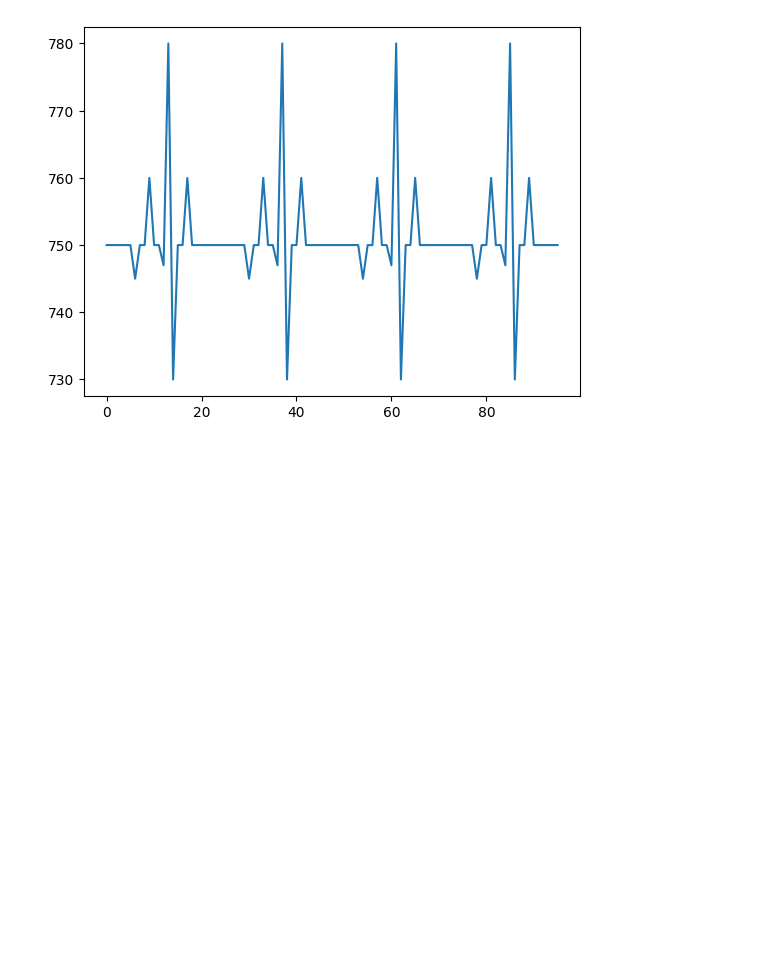
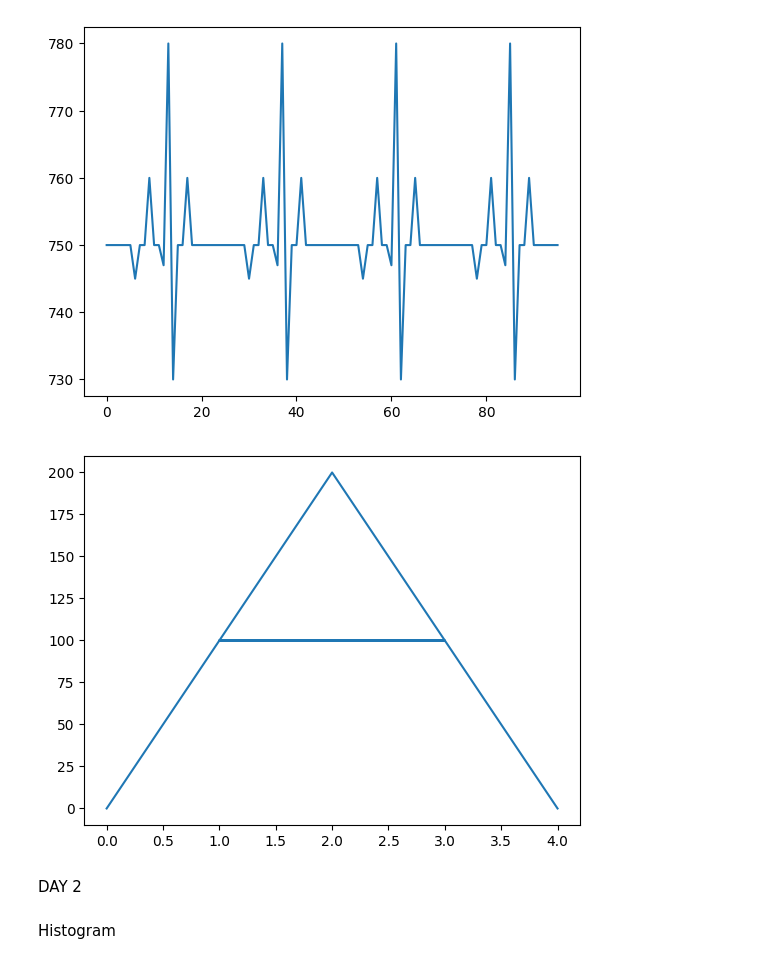
Before and after one commit to abhishiek2002/Data-Visualization-Using-Matplotlib, a Jupyter notebook: 1.ipynb, the cells around one changed output. Saved outputs shown, nothing was run; the diff lists cells and outputs as text; code cells hidden in the pictures; blank space fills up the shorter version.

```diff
--- a/1.ipynb
+++ b/1.ipynb
@@ -250,3 +250,15 @@ plt.plot(heartbeat)
 plt.show()
 # %% [output]
 [figure]
+# %%
+# creating letter "A"
+list1 = [0,1,2,3,1,3,4]
+list2 = [0,100,200,100,100,100,0]
+plt.plot(list1,list2)
+plt.show()
+# %% [output]
+[figure, added]
+# %% [markdown]
+DAY 2
+# %% [markdown]
+Histogram
```
Also changed, not shown: parts of 24 cells of this notebook.
